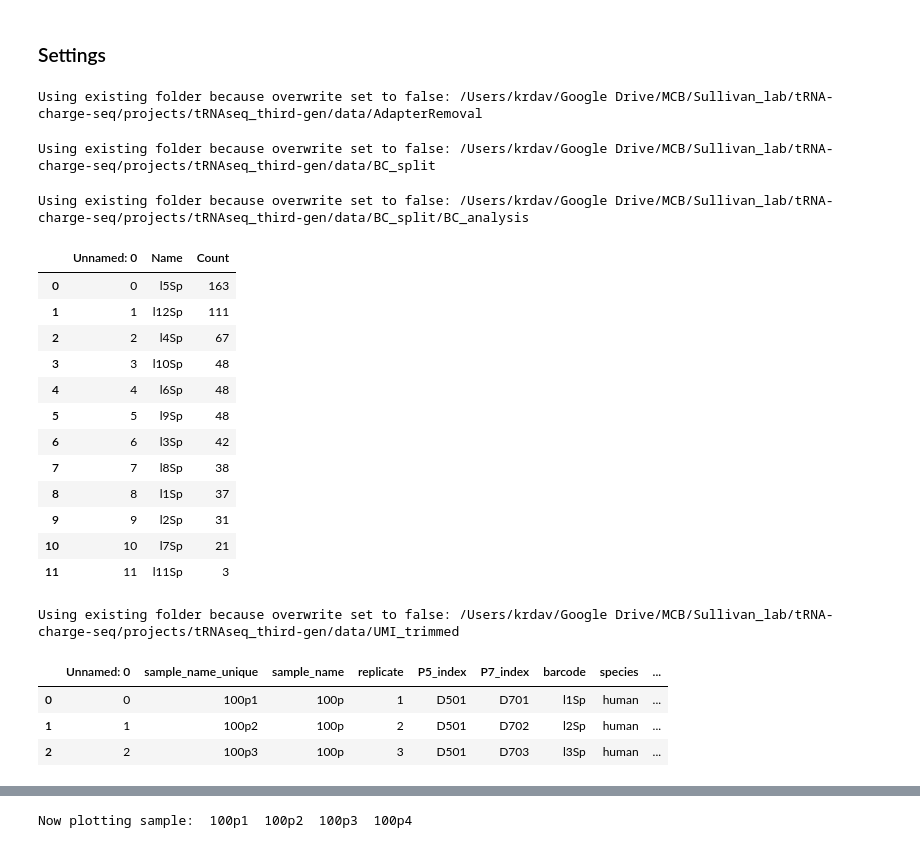
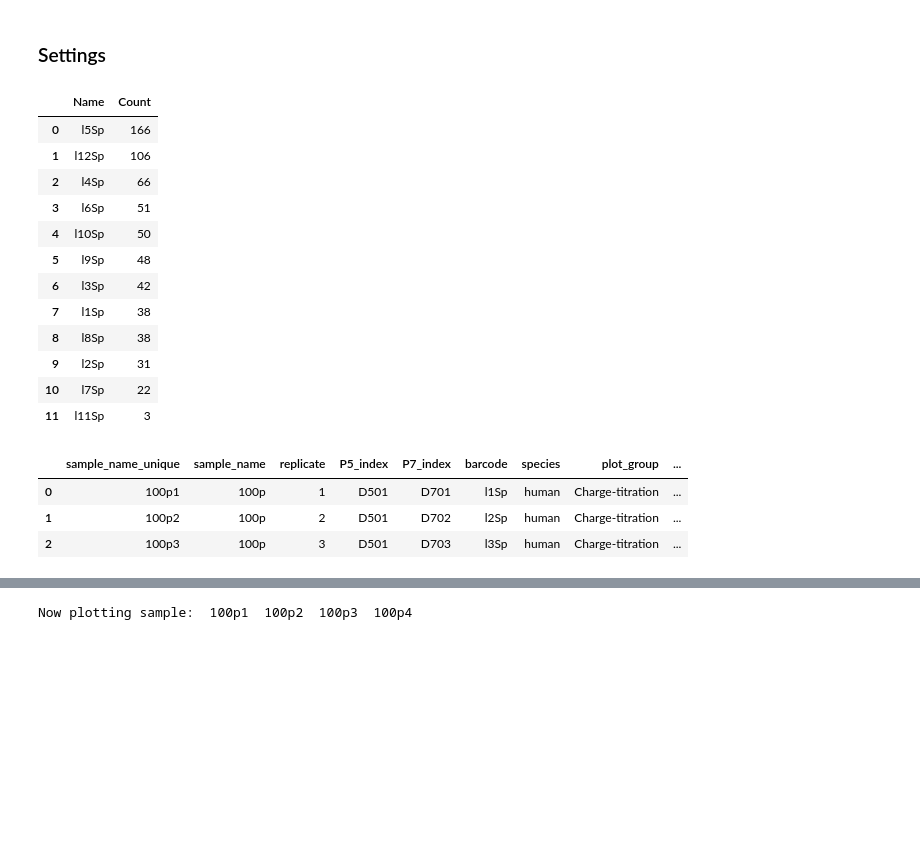
Before and after one commit to krdav/tRNA-charge-seq, a Jupyter notebook: projects/tRNAseq_third-gen/process_data.ipynb, the cells around one changed output, grey strips where cells are left out. Saved outputs shown, nothing was run; the diff lists cells and outputs as text; code cells hidden in the pictures; blank space fills up the shorter version.

```diff
--- a/projects/tRNAseq_third-gen/process_data.ipynb
+++ b/projects/tRNAseq_third-gen/process_data.ipynb
@@ -111,7 +115,7 @@ sample_dict = sample_df_to_dict(sample_df)
 inp_file_df = sample_df[['fastq_mate1_filename', 'fastq_mate2_filename', 'P5_index', 'P7_index', 'P5_index_seq', 'P7_index_seq']].copy().drop_duplicates().reset_index(drop=True)
 
 # Downsample:
-if False:
+if True:
     sample_df, inp_file_df, seq_dir = downsample_raw_input(sample_df, inp_file_df, NBdir, data_dir, seq_dir_noDS, downsample_absolute=1e4)
 
 # Make a dictionary with paths used for data processing:
@@ -128,19 +132,15 @@ dir_dict = dict(NBdir = NBdir,
 # %%
 # Run AdapterRemoval:
 AR_obj = AR_merge(dir_dict, inp_file_df, MIN_READ_LEN)
-AdapterRemoval_dir_abs = AR_obj.make_dir(overwrite=False)
+AdapterRemoval_dir_abs = AR_obj.make_dir(overwrite=True)
 # inp_file_df = AR_obj.run_serial()
-inp_file_df = AR_obj.run_parallel(n_jobs=4, overwrite=False)
+inp_file_df = AR_obj.run_parallel(n_jobs=4, overwrite=True)
-# %% [output]
-Using existing folder because overwrite set to false: /Users/krdav/Google Drive/MCB/Sullivan_lab/tRNA-charge-seq/projects/tRNAseq_third-gen/data/AdapterRemoval
 # %%
 # Split files based on barcodes:
 BCsplit_obj = BC_split(dir_dict, sample_df, inp_file_df)
-BC_dir_abs = BCsplit_obj.make_dir(overwrite=False)
+BC_dir_abs = BCsplit_obj.make_dir(overwrite=True)
 # sample_df, inp_file_df = BCsplit_obj.run_serial()
-sample_df, inp_file_df = BCsplit_obj.run_parallel(n_jobs=4, overwrite=False)
+sample_df, inp_file_df = BCsplit_obj.run_parallel(n_jobs=4, overwrite=True)
-# %% [output]
-Using existing folder because overwrite set to false: /Users/krdav/Google Drive/MCB/Sullivan_lab/tRNA-charge-seq/projects/tRNAseq_third-gen/data/BC_split
 # %%
 ### Perform Kmer analysis on unmapped reads ###
 if False: # barcode analysis is typically suficient
@@ -154,48 +154,46 @@ if False: # barcode analysis is typically suficient
 # %%
 ### Perform barcode analysis on unmapped reads ###
 # Recall that adapters look like this:
 # GGCTGCCATGC    GACTA
 # GGCTGCCATGCA   AGTGC
 # GGCTGCCATGCTG  TCACG
 # GGCTGCCATGCAAC CTGAT
 # With the barcode as the rightmost 5 nt.
 # Search these 5 nt. barcodes by specifying BC_size_3p=5
-bc_analysis_obj = BC_analysis(dir_dict, inp_file_df, index_df, BC_size_3p=5, overwrite=False)
+bc_analysis_obj = BC_analysis(dir_dict, inp_file_df, index_df, BC_size_3p=5, overwrite=True)
 # Search for barcodes in the unmapped reads.
 # For the summary output, filter by a max distance
 # to any barcode of 1 (group_dist=1), then group by barcode name:
-bc_analysis_df = bc_analysis_obj.search_unmapped(group_dist=1, overwrite=False)
+bc_analysis_df = bc_analysis_obj.search_unmapped(group_dist=1, overwrite=True)
 bc_analysis_df
 # %% [output]
-Using existing folder because overwrite set to false: /Users/krdav/Google Drive/MCB/Sullivan_lab/tRNA-charge-seq/projects/tRNAseq_third-gen/data/BC_split/BC_analysis
-|  | Unnamed: 0 | Name | Count |
-| 0 | 0 | l5Sp | 163 |
-| 1 | 1 | l12Sp | 111 |
-| 2 | 2 | l4Sp | 67 |
-| 3 | 3 | l10Sp | 48 |
-| 4 | 4 | l6Sp | 48 |
-| 5 | 5 | l9Sp | 48 |
-| 6 | 6 | l3Sp | 42 |
-| 7 | 7 | l8Sp | 38 |
-| 8 | 8 | l1Sp | 37 |
-| 9 | 9 | l2Sp | 31 |
-| 10 | 10 | l7Sp | 21 |
-| 11 | 11 | l11Sp | 3 |
+|  | Name | Count |
+| 0 | l5Sp | 166 |
+| 1 | l12Sp | 106 |
+| 2 | l4Sp | 66 |
+| 3 | l6Sp | 51 |
+| 4 | l10Sp | 50 |
+| 5 | l9Sp | 48 |
+| 6 | l3Sp | 42 |
+| 7 | l1Sp | 38 |
+| 8 | l8Sp | 38 |
+| 9 | l2Sp | 31 |
+| 10 | l7Sp | 22 |
+| 11 | l11Sp | 3 |
 # %%
 ### Generate UMI stats and write final trimmed tRNA sequences ###
 # Note, the cDNA input amount is so large that it is very unlikely to sequence
 # the same PCR amplified DNA twice. Therefore, this processing step does not
 # attempt to merge possible UMI duplicates.
 UMItrim_obj = UMI_trim(dir_dict, sample_df)
-UMI_dir_abs = UMItrim_obj.make_dir(overwrite=False)
+UMI_dir_abs = UMItrim_obj.make_dir(overwrite=True)
 # sample_df = UMItrim_obj.run_serial()
-sample_df = UMItrim_obj.run_parallel(n_jobs=4, overwrite=False)
+sample_df = UMItrim_obj.run_parallel(n_jobs=4, overwrite=True)
 sample_df.head(3)
 # %% [output]
-Using existing folder because overwrite set to false: /Users/krdav/Google Drive/MCB/Sullivan_lab/tRNA-charge-seq/projects/tRNAseq_third-gen/data/UMI_trimmed
-|  | Unnamed: 0 | sample_name_unique | sample_name | replicate | P5_index | P7_index | barcode | species | ... |
-| 0 | 0 | 100p1 | 100p | 1 | D501 | D701 | l1Sp | human | ... |
-| 1 | 1 | 100p2 | 100p | 2 | D501 | D702 | l2Sp | human | ... |
-| 2 | 2 | 100p3 | 100p | 3 | D501 | D703 | l3Sp | human | ... |
+|  | sample_name_unique | sample_name | replicate | P5_index | P7_index | barcode | species | plot_group | ... |
+| 0 | 100p1 | 100p | 1 | D501 | D701 | l1Sp | human | Charge-titration | ... |
+| 1 | 100p2 | 100p | 2 | D501 | D702 | l2Sp | human | Charge-titration | ... |
+| 2 | 100p3 | 100p | 3 | D501 | D703 | l3Sp | human | Charge-titration | ... |
 # %%
 ### Align reads to database of reference tRNAs ###
```
Also changed, not shown: parts of 3 cells of this notebook.
